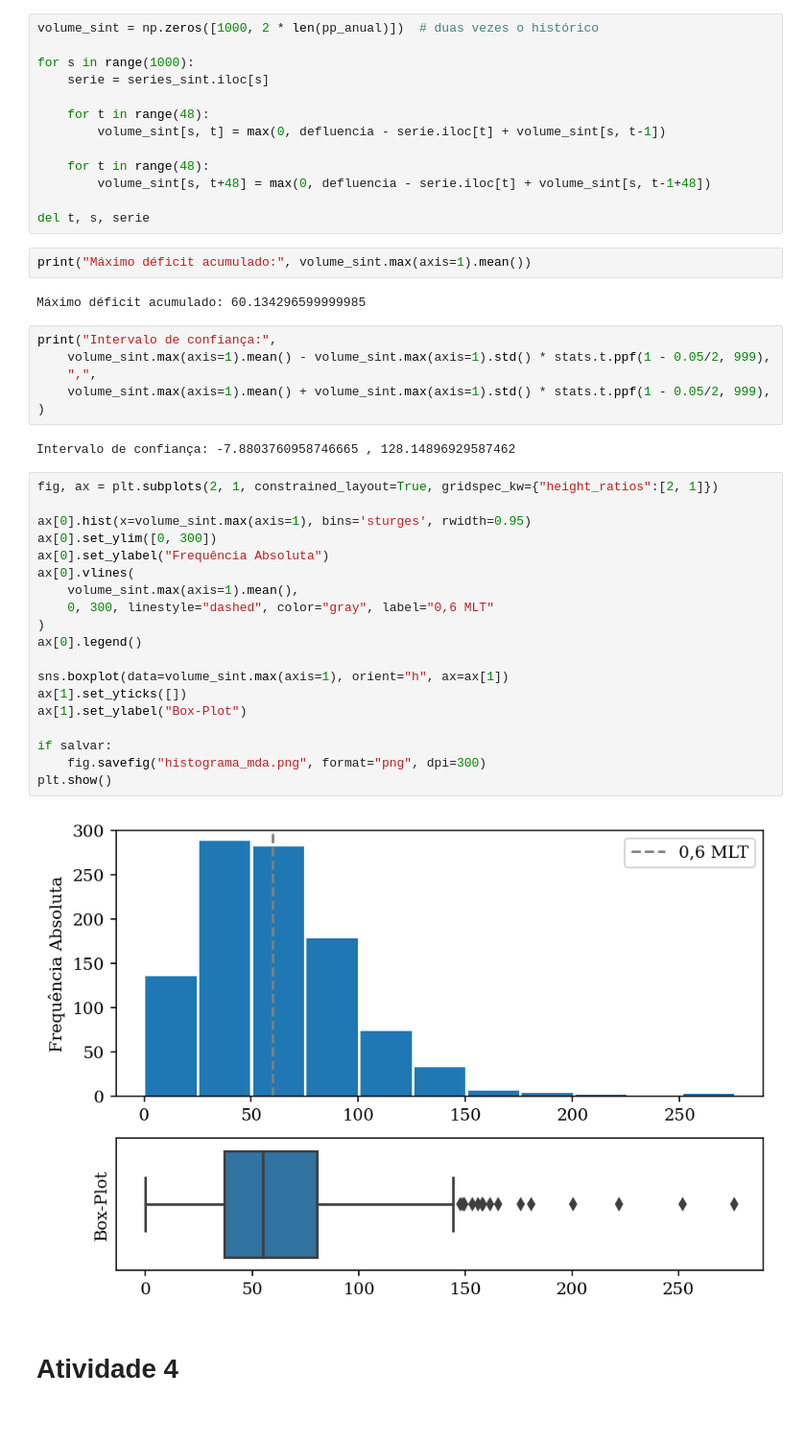
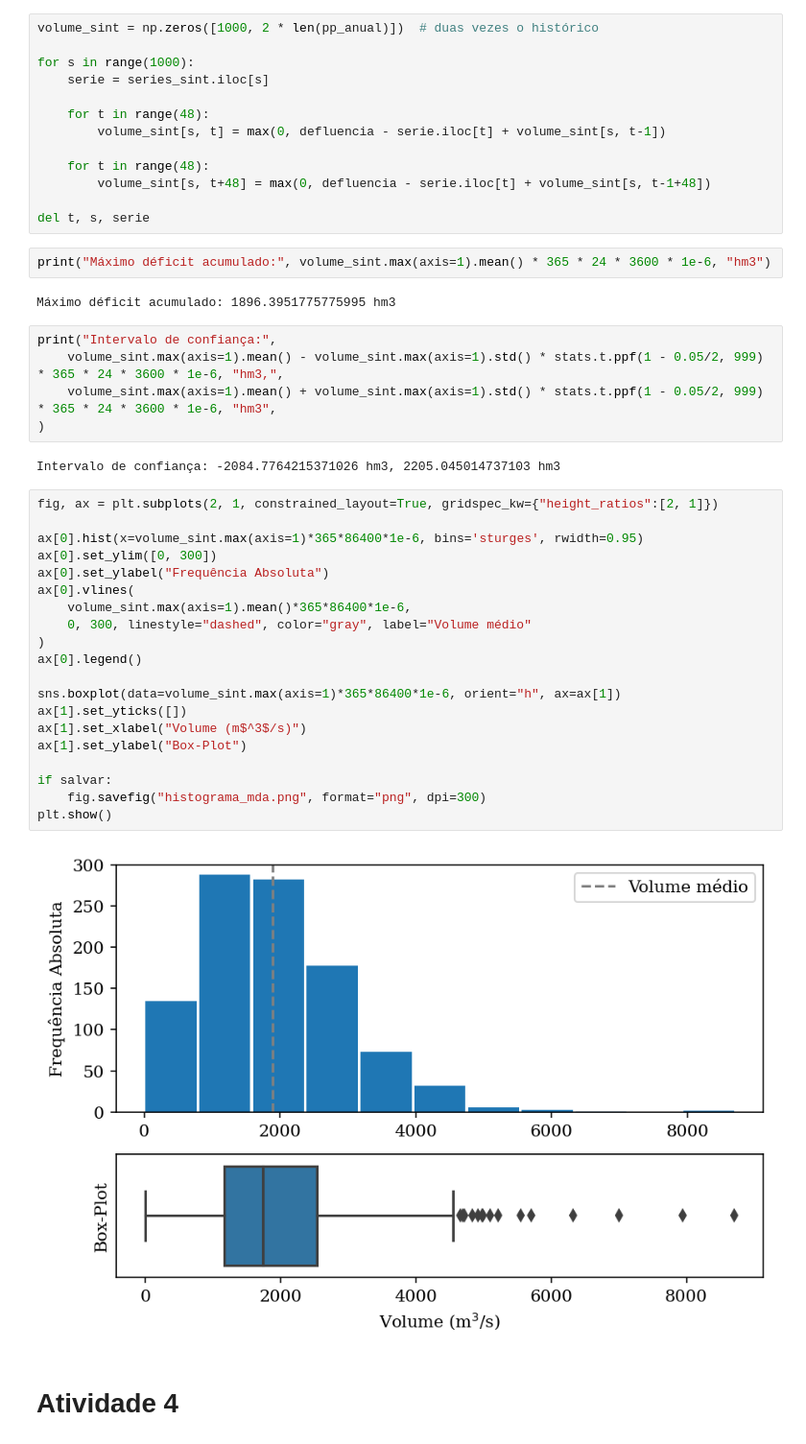
Before and after one commit to rqaita/stoch-hydro, a Jupyter notebook: atividade_estocástica.ipynb, the cells around one changed output. Shown: that part at 96% size. Saved outputs shown, nothing was run; the diff lists cells and outputs as text.

```diff
--- a/atividade_estocástica.ipynb
+++ b/atividade_estocástica.ipynb
@@ -653,38 +657,38 @@ for s in range(1000):
 
 del t, s, serie
 # %%
-print("Máximo déficit acumulado:", volume_sint.max(axis=1).mean())
+print("Máximo déficit acumulado:", volume_sint.max(axis=1).mean() * 365 * 24 * 3600 * 1e-6, "hm3")
 # %% [output]
-Máximo déficit acumulado: 60.134296599999985
+Máximo déficit acumulado: 1896.3951775775995 hm3
 # %%
 print("Intervalo de confiança:",
-    volume_sint.max(axis=1).mean() - volume_sint.max(axis=1).std() * stats.t.ppf(1 - 0.05/2, 999),
-    ",",
-    volume_sint.max(axis=1).mean() + volume_sint.max(axis=1).std() * stats.t.ppf(1 - 0.05/2, 999),
+    volume_sint.max(axis=1).mean() - volume_sint.max(axis=1).std() * stats.t.ppf(1 - 0.05/2, 999) * 365 * 24 * 3600 * 1e-6, "hm3,",
+    volume_sint.max(axis=1).mean() + volume_sint.max(axis=1).std() * stats.t.ppf(1 - 0.05/2, 999) * 365 * 24 * 3600 * 1e-6, "hm3",
 )
 # %% [output]
-Intervalo de confiança: -7.8803760958746665 , 128.14896929587462
+Intervalo de confiança: -2084.7764215371026 hm3, 2205.045014737103 hm3
 # %%
 fig, ax = plt.subplots(2, 1, constrained_layout=True, gridspec_kw={"height_ratios":[2, 1]})
 
-ax[0].hist(x=volume_sint.max(axis=1), bins='sturges', rwidth=0.95)
+ax[0].hist(x=volume_sint.max(axis=1)*365*86400*1e-6, bins='sturges', rwidth=0.95)
 ax[0].set_ylim([0, 300])
 ax[0].set_ylabel("Frequência Absoluta")
 ax[0].vlines(
-    volume_sint.max(axis=1).mean(),
-    0, 300, linestyle="dashed", color="gray", label="0,6 MLT"
+    volume_sint.max(axis=1).mean()*365*86400*1e-6,
+    0, 300, linestyle="dashed", color="gray", label="Volume médio"
 )
 ax[0].legend()
 
-sns.boxplot(data=volume_sint.max(axis=1), orient="h", ax=ax[1])
+sns.boxplot(data=volume_sint.max(axis=1)*365*86400*1e-6, orient="h", ax=ax[1])
 ax[1].set_yticks([])
+ax[1].set_xlabel("Volume (m$^3$/s)")
 ax[1].set_ylabel("Box-Plot")
 
 if salvar:
     fig.savefig("histograma_mda.png", format="png", dpi=300)
 plt.show()
 # %% [output]
-[figure, old version]
+[figure, new version]
 # %% [markdown]
 # Atividade 4
 # %% [markdown]
```
Also changed, not shown: parts of 6 cells of this notebook.
